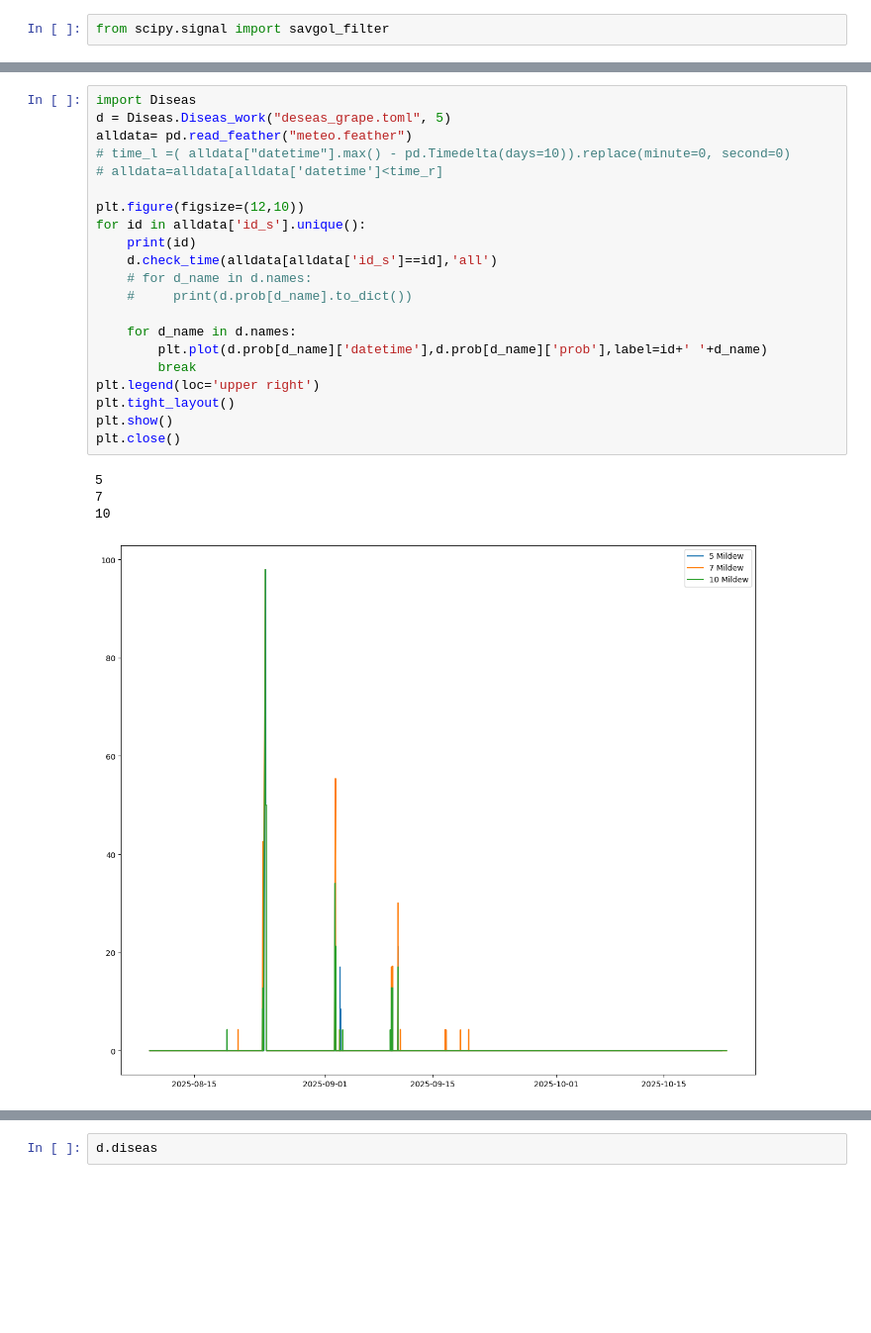
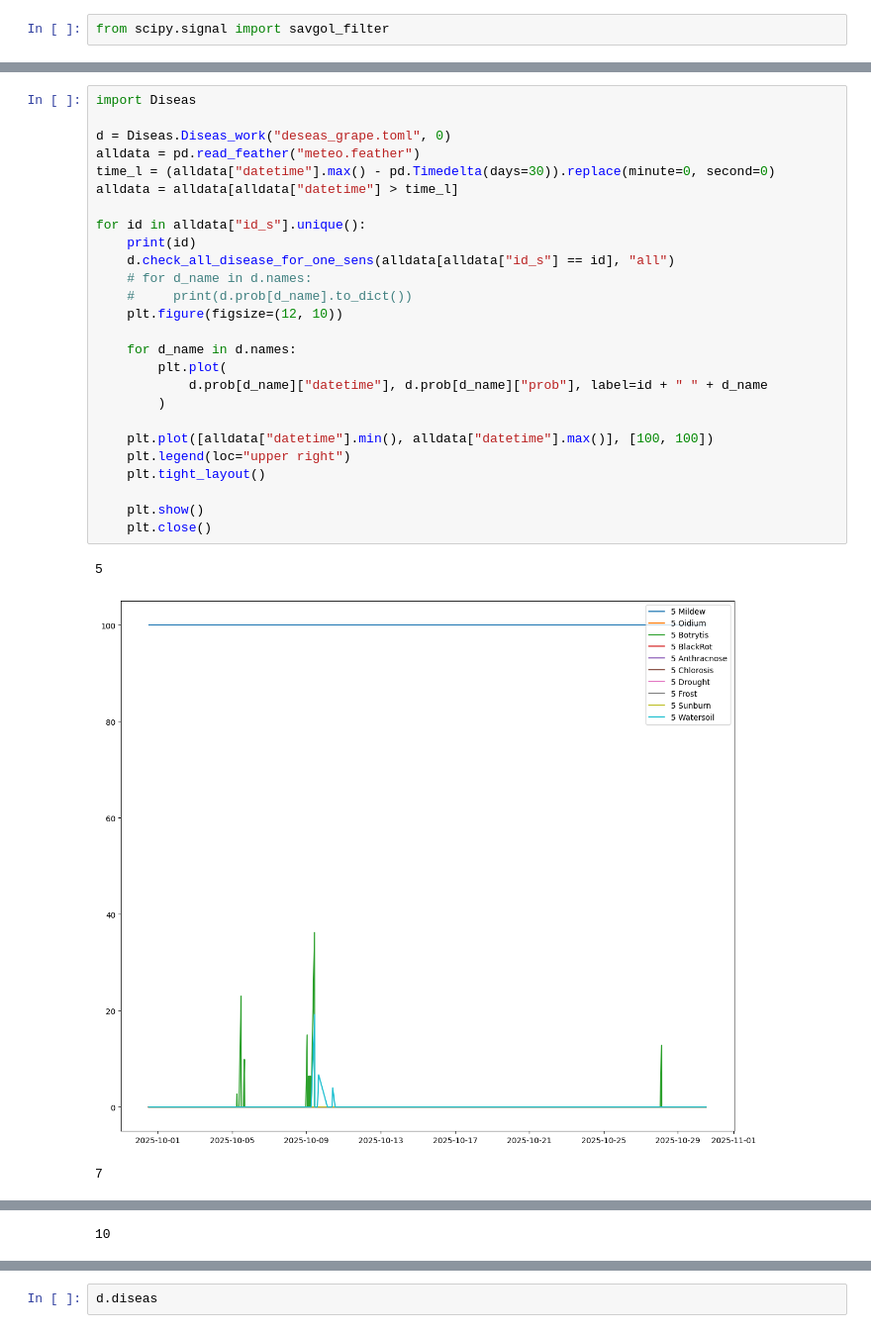
Before and after one commit to NikEgil/predicter, a Jupyter notebook: pred.ipynb, the cells around one changed output, grey strips where cells are left out. Shown at 99% size. Cells and saved outputs as stored; diff of their text form; blank space fills up the shorter version.

```diff
--- a/pred.ipynb
+++ b/pred.ipynb
@@ -142,26 +192,30 @@ tdata=alldata[alldata['datetime']<time_r]
 # %%
 import Diseas
-d = Diseas.Diseas_work("deseas_grape.toml", 5)
-alldata= pd.read_feather("meteo.feather")
-# time_l =( alldata["datetime"].max() - pd.Timedelta(days=10)).replace(minute=0, second=0)
-# alldata=alldata[alldata['datetime']<time_r]
 
-plt.figure(figsize=(12,10))
-for id in alldata['id_s'].unique():
+d = Diseas.Diseas_work("deseas_grape.toml", 0)
+alldata = pd.read_feather("meteo.feather")
+time_l = (alldata["datetime"].max() - pd.Timedelta(days=30)).replace(minute=0, second=0)
+alldata = alldata[alldata["datetime"] > time_l]
+
+for id in alldata["id_s"].unique():
     print(id)
-    d.check_time(alldata[alldata['id_s']==id],'all')
+    d.check_all_disease_for_one_sens(alldata[alldata["id_s"] == id], "all")
     # for d_name in d.names:
     #     print(d.prob[d_name].to_dict())
+    plt.figure(figsize=(12, 10))
 
     for d_name in d.names:
-        plt.plot(d.prob[d_name]['datetime'],d.prob[d_name]['prob'],label=id+' '+d_name)
-        break
-plt.legend(loc='upper right')
-plt.tight_layout()
-plt.show()
-plt.close()
+        plt.plot(
+            d.prob[d_name]["datetime"], d.prob[d_name]["prob"], label=id + " " + d_name
+        )
+
+    plt.plot([alldata["datetime"].min(), alldata["datetime"].max()], [100, 100])
+    plt.legend(loc="upper right")
+    plt.tight_layout()
+
+    plt.show()
+    plt.close()
 # %% [output]
 5
-7
-10
-[figure, old version]
+[figure, new version]
+7
@@ -167,0 +223 @@ plt.close()
+10
```
Also changed, not shown: parts of 17 cells of this notebook, 20 other files.
